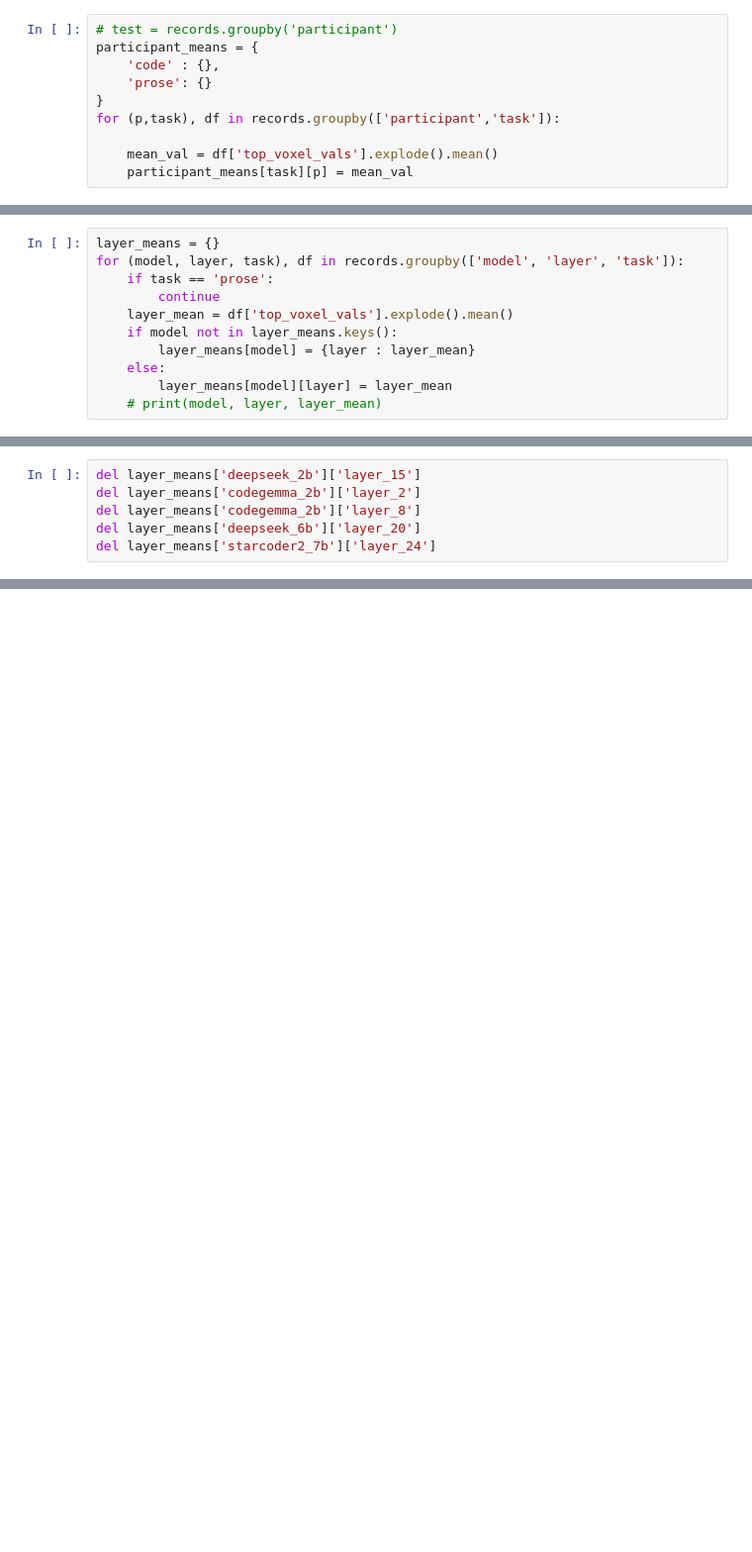
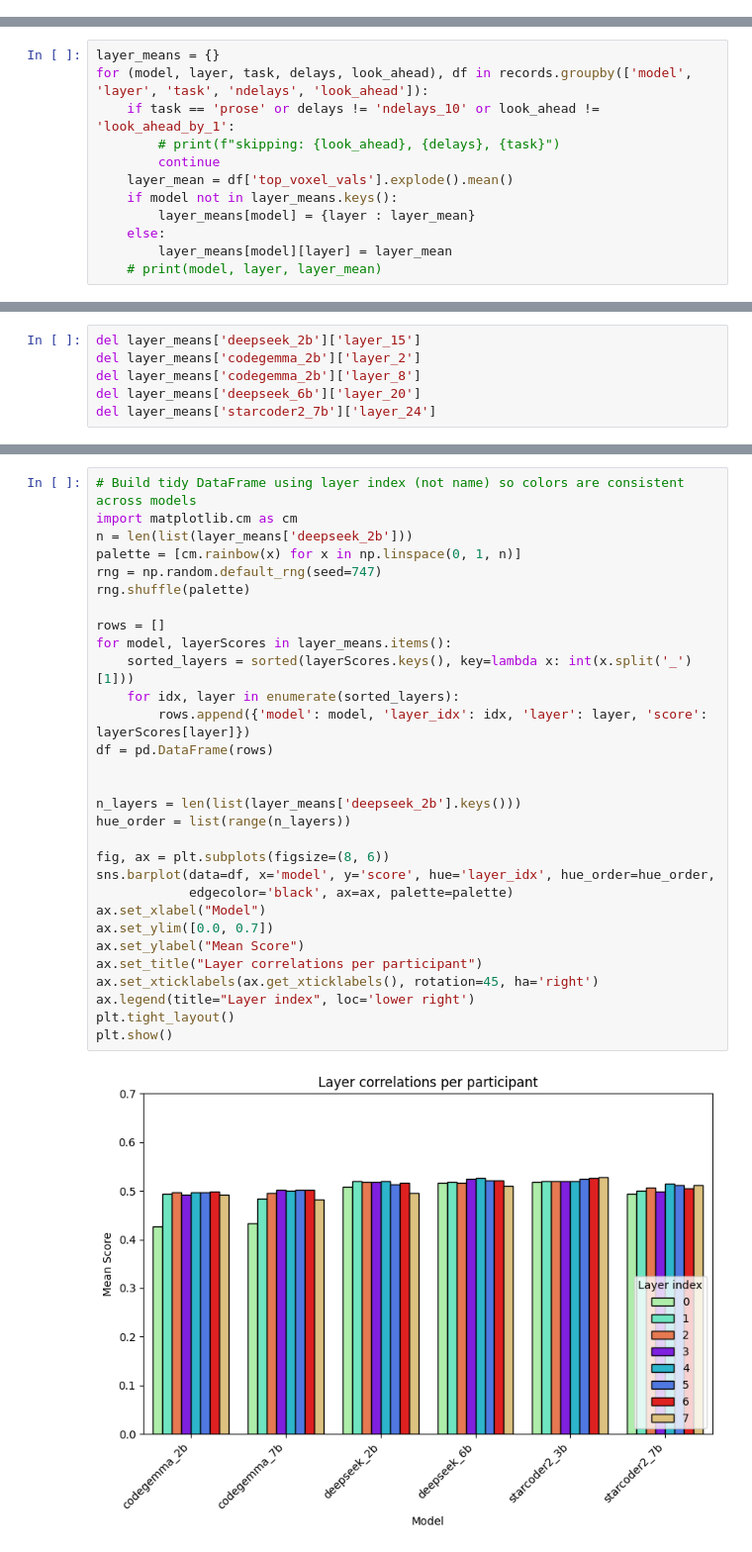
Before and after one commit to largehappygroup/fmri_model, a Jupyter notebook: analysis/fir/broad_comparison_by_parameters.ipynb, the cells around one changed output, grey strips where cells are left out. Shown at 99% size. Cells and saved outputs as stored; diff of their text form; blank space fills up the shorter version.

```diff
--- a/analysis/fir/broad_comparison_by_parameters.ipynb
+++ b/analysis/fir/broad_comparison_by_parameters.ipynb
@@ -133,12 +100,2 @@ for (task, model), group_df in records.groupby(['task', 'model']):
 # %% [markdown]
 ### Performance by layer, model, participant
-# %%
-# test = records.groupby('participant')
-participant_means = {
-    'code' : {},
-    'prose': {}
-}
-for (p,task), df in records.groupby(['participant','task']):
-
-    mean_val = df['top_voxel_vals'].explode().mean()
-    participant_means[task][p] = mean_val
@@ -173,7 +166,8 @@ for task in ['code', 'prose']:
 # %%
 layer_means = {}
-for (model, layer, task), df in records.groupby(['model', 'layer', 'task']):
-    if task == 'prose':
+for (model, layer, task, delays, look_ahead), df in records.groupby(['model', 'layer', 'task', 'ndelays', 'look_ahead']):
+    if task == 'prose' or delays != 'ndelays_10' or look_ahead != 'look_ahead_by_1':
+        # print(f"skipping: {look_ahead}, {delays}, {task}")
         continue
     layer_mean = df['top_voxel_vals'].explode().mean()
     if model not in layer_means.keys():
@@ -683,0 +195,32 @@ plt.show()
+# %%
+# Build tidy DataFrame using layer index (not name) so colors are consistent across models
+import matplotlib.cm as cm
+n = len(list(layer_means['deepseek_2b']))
+palette = [cm.rainbow(x) for x in np.linspace(0, 1, n)]
+rng = np.random.default_rng(seed=747)
+rng.shuffle(palette)
+
+rows = []
+for model, layerScores in layer_means.items():
+    sorted_layers = sorted(layerScores.keys(), key=lambda x: int(x.split('_')[1]))
+    for idx, layer in enumerate(sorted_layers):
+        rows.append({'model': model, 'layer_idx': idx, 'layer': layer, 'score': layerScores[layer]})
+df = pd.DataFrame(rows)
+
+
+n_layers = len(list(layer_means['deepseek_2b'].keys()))
+hue_order = list(range(n_layers))
+
+fig, ax = plt.subplots(figsize=(8, 6))
+sns.barplot(data=df, x='model', y='score', hue='layer_idx', hue_order=hue_order,
+            edgecolor='black', ax=ax, palette=palette)
+ax.set_xlabel("Model")
+ax.set_ylim([0.0, 0.7])
+ax.set_ylabel("Mean Score")
+ax.set_title("Layer correlations per participant")
+ax.set_xticklabels(ax.get_xticklabels(), rotation=45, ha='right')
+ax.legend(title="Layer index", loc='lower right')
+plt.tight_layout()
+plt.show()
+# %% [output]
+[figure, added]
```
Also changed, not shown: parts of 23 cells of this notebook, 11 other files.
